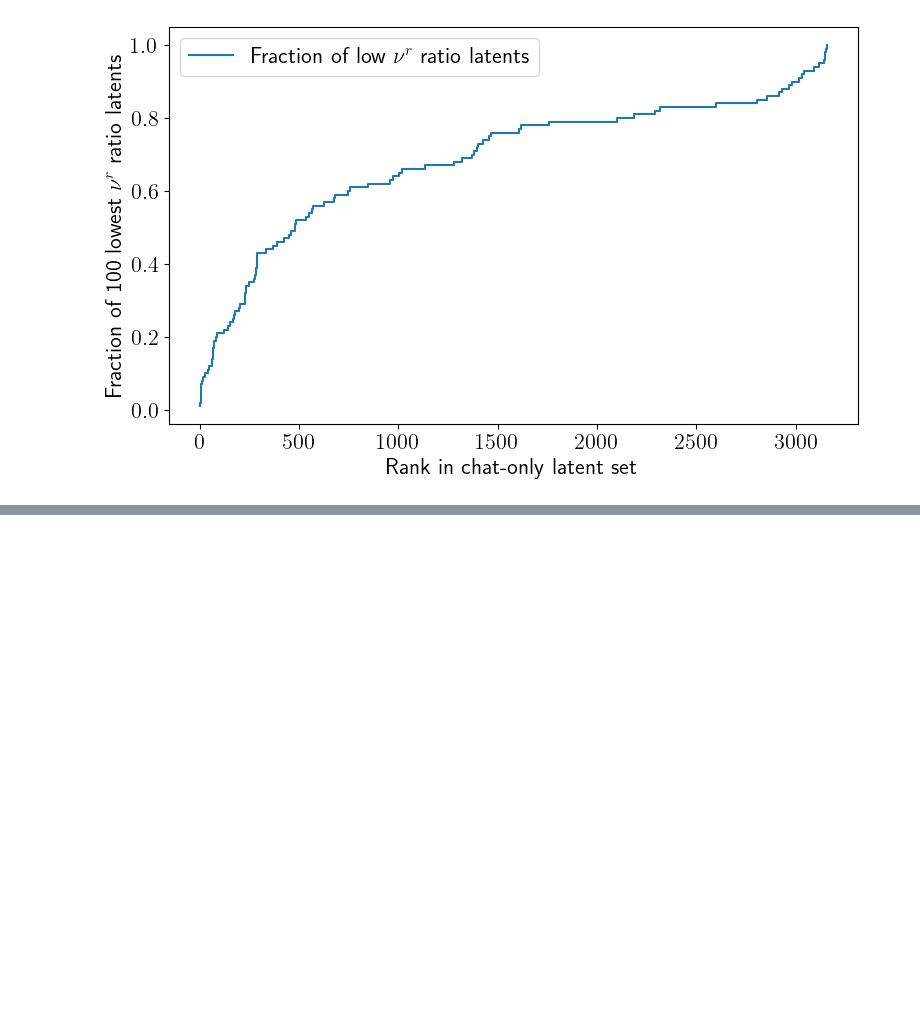
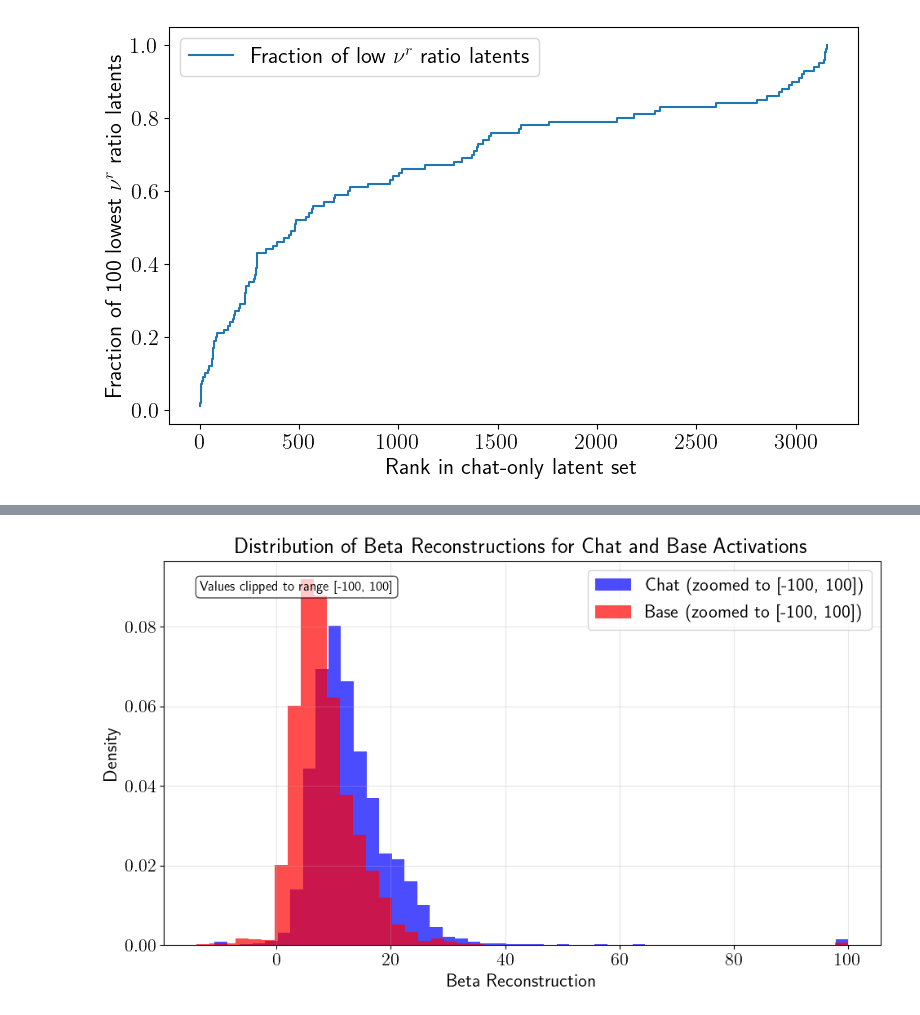
Before and after one commit to science-of-finetuning/sparsity-artifacts-crosscoders, a Jupyter notebook: notebooks/eval_betas.ipynb, the cells around one changed output, grey strips where cells are left out. Cells and saved outputs as stored; diff of their text form; code cells hidden in the pictures; blank space fills up the shorter version.

```diff
--- a/notebooks/eval_betas.ipynb
+++ b/notebooks/eval_betas.ipynb
@@ -668,0 +693,41 @@ if "beta_ratio_reconstruction" in target_df.columns and "dec_norm_diff" in targe
+# %%
+# Create figure for beta reconstruction histograms
+plt.figure(figsize=(10, 6))
+plt.rcParams['text.usetex'] = True
+plt.rcParams.update({'font.size': 16})
+zoom = [-100, 100]
+# Create histograms for chat and base beta reconstructions
+if "beta_reconstruction_chat" in target_df.columns and "beta_reconstruction_base" in target_df.columns:
+    # Plot histograms with transparency and different colors
+    # Apply zoom to focus on a specific range
+    chat_zoomed = target_df["beta_reconstruction_chat"].clip(zoom[0], zoom[1])
+    base_zoomed = target_df["beta_reconstruction_base"].clip(zoom[0], zoom[1])
+
+    # Plot zoomed histograms
+    plt.hist(chat_zoomed, bins=50, alpha=0.7, label=f"Chat (zoomed to {zoom})", color="blue", density=True)
+    plt.hist(base_zoomed, bins=50, alpha=0.7, label=f"Base (zoomed to {zoom})", color="red", density=True)
+
+    # Add a note about zooming
+    plt.text(0.05, 0.95, f"Values clipped to range {zoom}", transform=plt.gca().transAxes,
+             fontsize=12, verticalalignment='top', bbox=dict(boxstyle='round', facecolor='white', alpha=0.7))
+    # plt.hist(target_df["beta_reconstruction_chat"], bins=50, alpha=0.7, label="Beta Reconstruction Chat", color="blue", density=True)
+    # plt.hist(target_df["beta_reconstruction_base"], bins=50, alpha=0.7, label="Beta Reconstruction Base", color="red", density=True)
+
+    # Add labels and title
+    plt.xlabel("Beta Reconstruction")
+    plt.ylabel("Density")
+    plt.title("Distribution of Beta Reconstructions for Chat and Base Activations")
+
+    # Add legend
+    plt.legend()
+
+    # Add grid for better readability
+    plt.grid(alpha=0.3)
+
+    plt.tight_layout()
+    plt.savefig(PLOTS_DIR / "beta_reconstruction_distribution_histogram.pdf", bbox_inches='tight')
+    plt.show()
+else:
+    print("Required columns 'beta_reconstruction_chat' or 'beta_reconstruction_base' not found in the dataframe")
+# %% [output]
+[figure, added]
```
Also changed, not shown: parts of 10 cells of this notebook, 4 other files.
